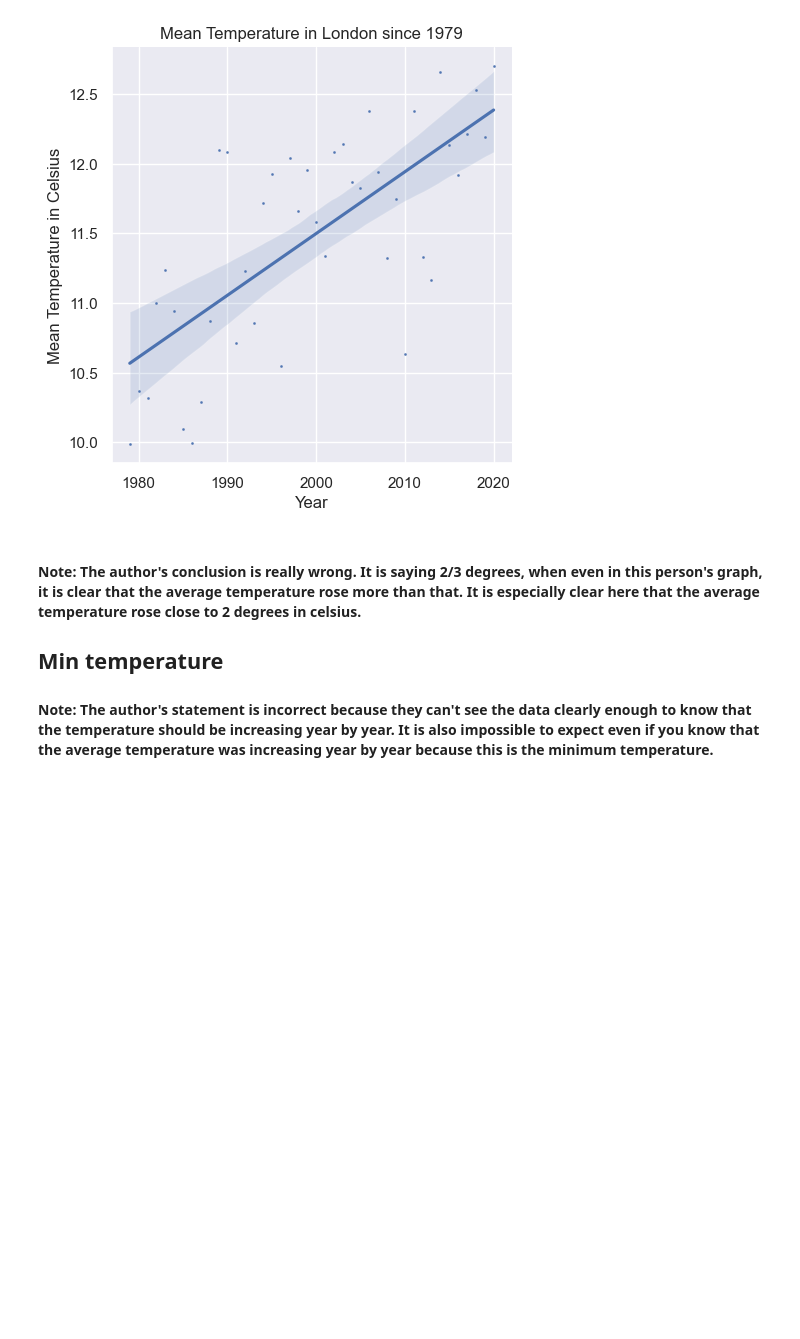
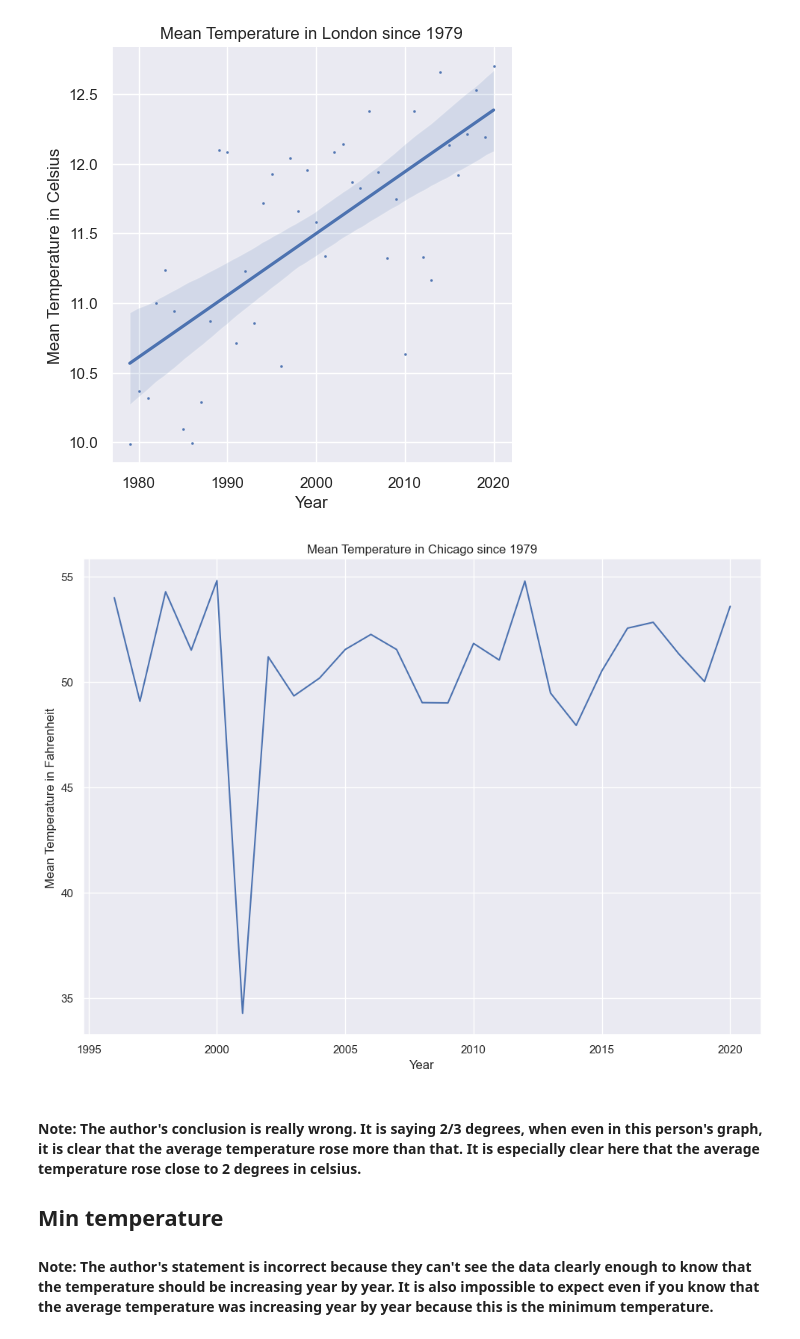
Before and after one commit to jkmin3/2023Fall_Projects, a Jupyter notebook: climate-change-effects-in-london-since-1979-eda.ipynb, the cells around one changed output. Drawn from its saved outputs; the diff is of its cells as text; code cells hidden in the pictures; blank space fills up the shorter version.

Commit message:
finished project with added chicago data

```diff
--- a/climate-change-effects-in-london-since-1979-eda.ipynb
+++ b/climate-change-effects-in-london-since-1979-eda.ipynb
@@ -27,4 +37,30 @@ df['date'] = pd.to_datetime(df['date'], format='%Y%m%d')
 # %%
+def process_chicago_data(df, col):
+    """
+    This function takes in a dataframe and a column name and returns a new dataframe with only the date and the column specified. It also preprocesses the data
+    :param df: Pandas dataframe
+    :param col: Column name
+    :return: Pandas dataframe
+    >>> df1 = pd.read_csv("79-80.csv", low_memory=False)
+    >>> df2 = pd.read_csv("81-90.csv", low_memory=False)
+    >>> df3 = pd.read_csv("91-00.csv", low_memory=False)
+    >>> df4 = pd.read_csv("1-10.csv", low_memory=False)
+    >>> df5 = pd.read_csv("11-20.csv", low_memory=False)
+    >>> chicago_df = pd.concat([df1, df2, df3, df4, df5])
+    >>> chicago_df['date'] = pd.to_datetime(chicago_df['DATE'])
+    >>> processed_df = process_chicago_data(chicago_df, "DailyAverageDryBulbTemperature")
+    >>> type(processed_df["DailyAverageDryBulbTemperature"])
+    pandas.Series
+    >>> processed_df["DailyAverageDryBulbTemperature"].dtype
+    float
+    """
+    new = df[df[col].notnull() == True][["date", col]]
+    new[col] = new[col].astype('string')
+    for letter in string.ascii_letters:
+      new[col] = new[col].str.replace(letter, "")
+    new[col] = new[col].astype('float')
+    return new
+
 def plot_weather(df, operation:str, column:str, title:str, ylabel:str, xlabel:str, kind:str='line'):
   """
   This function plots the data based on the operation and column you want compared to the date. You can also choose how the data is plotted.
@@ -53,18 +89,18 @@ def plot_weather_with_regression(df, operation:str, column:str, title:str, ylabe
   """
   grouped_by_date = df[column].groupby(df['date'].dt.year).agg(operation).dropna()
   grouped_dict = ast.literal_eval(grouped_by_date.to_json())
-  linear_dict = {}
-  linear_dict['year'] = []
-  linear_dict[column] = []
+  linear_dict = {'year': [], column: []}
   for k,v in grouped_dict.items():
     linear_dict['year'].append(int(k))
     linear_dict[column].append(v)
   linear_df = pd.DataFrame.from_dict(linear_dict)
   return sns.lmplot(x='year', y=column, data=linear_df, scatter_kws={"s": 1}).set(title=title, xlabel=xlabel, ylabel=ylabel)
 
-def plot_by_year(df, year, x, y, title, ylabel, xlabel):
+def plot_by_year(df, year, x:str, y:str, title:str, ylabel:str, xlabel:str):
   """
   This function plots the data based on the operation and column you want compared to the date with a regression line.
+  :param df: Pandas DataFrame
+  :param year: year
   :param x: x-axis
   :param y: y-axis
   :param title: Title for the graph
@@ -117,6 +155,10 @@ plot_weather_with_regression(df, 'mean', 'mean_temp', 'Mean Temperature in Londo
 # %% [output]
 <seaborn.axisgrid.FacetGrid at 0x...>
 [figure]
+# %%
+plot_weather(process_chicago_data(chicago_df, "DailyAverageDryBulbTemperature"), 'mean', 'DailyAverageDryBulbTemperature', 'Mean Temperature in Chicago since 1979', 'Mean Temperature in Fahrenheit', 'Year')
+# %% [output]
+[figure, added]
 # %% [markdown]
 #### **Note:** The author's conclusion is really wrong. It is saying 2/3 degrees, when even in this person's graph, it is clear that the average temperature rose more than that. It is especially clear here that the average temperature rose close to 2 degrees in celsius.
 
```
Also changed, not shown: parts of 35 cells of this notebook, 7 other files.
